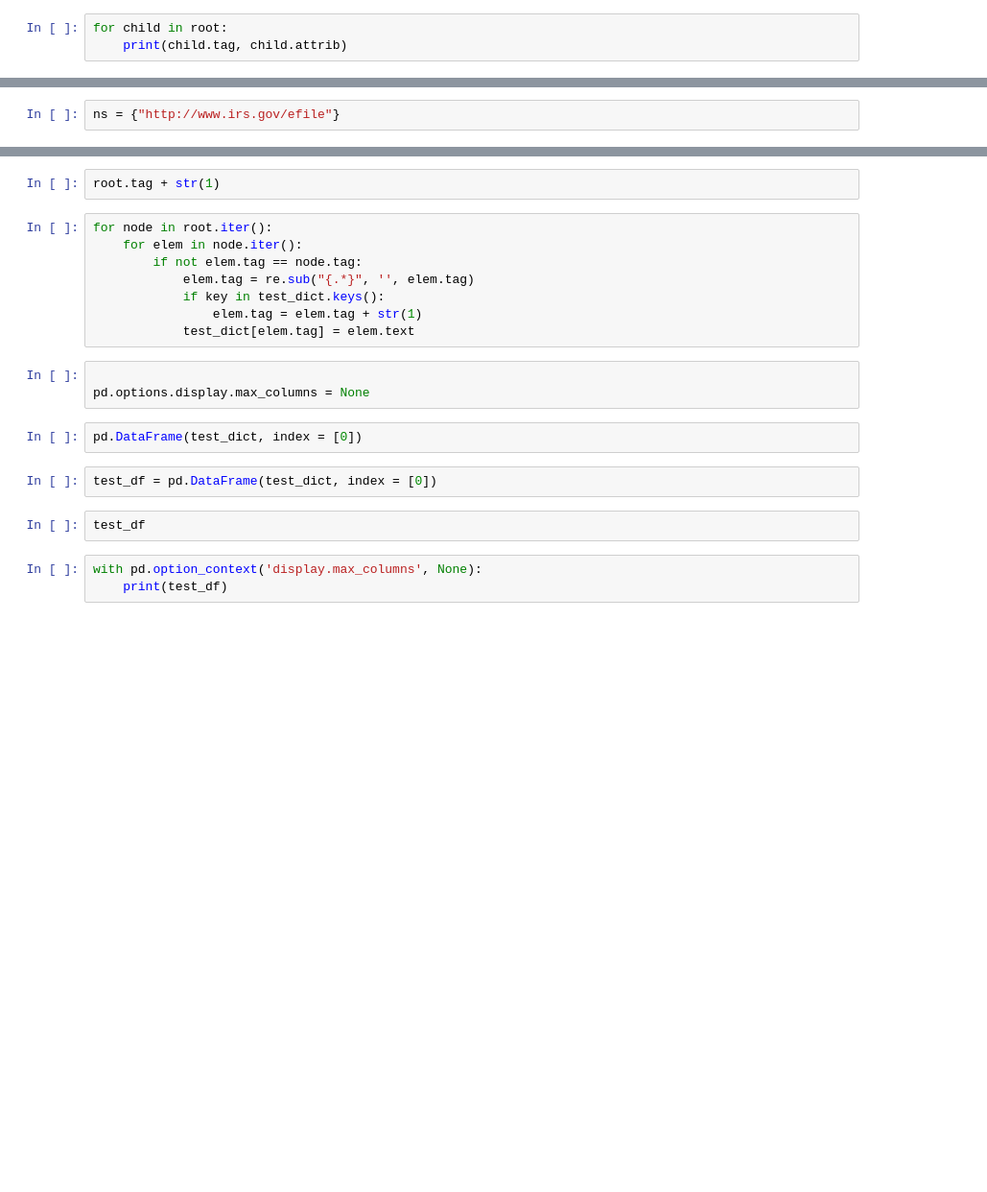
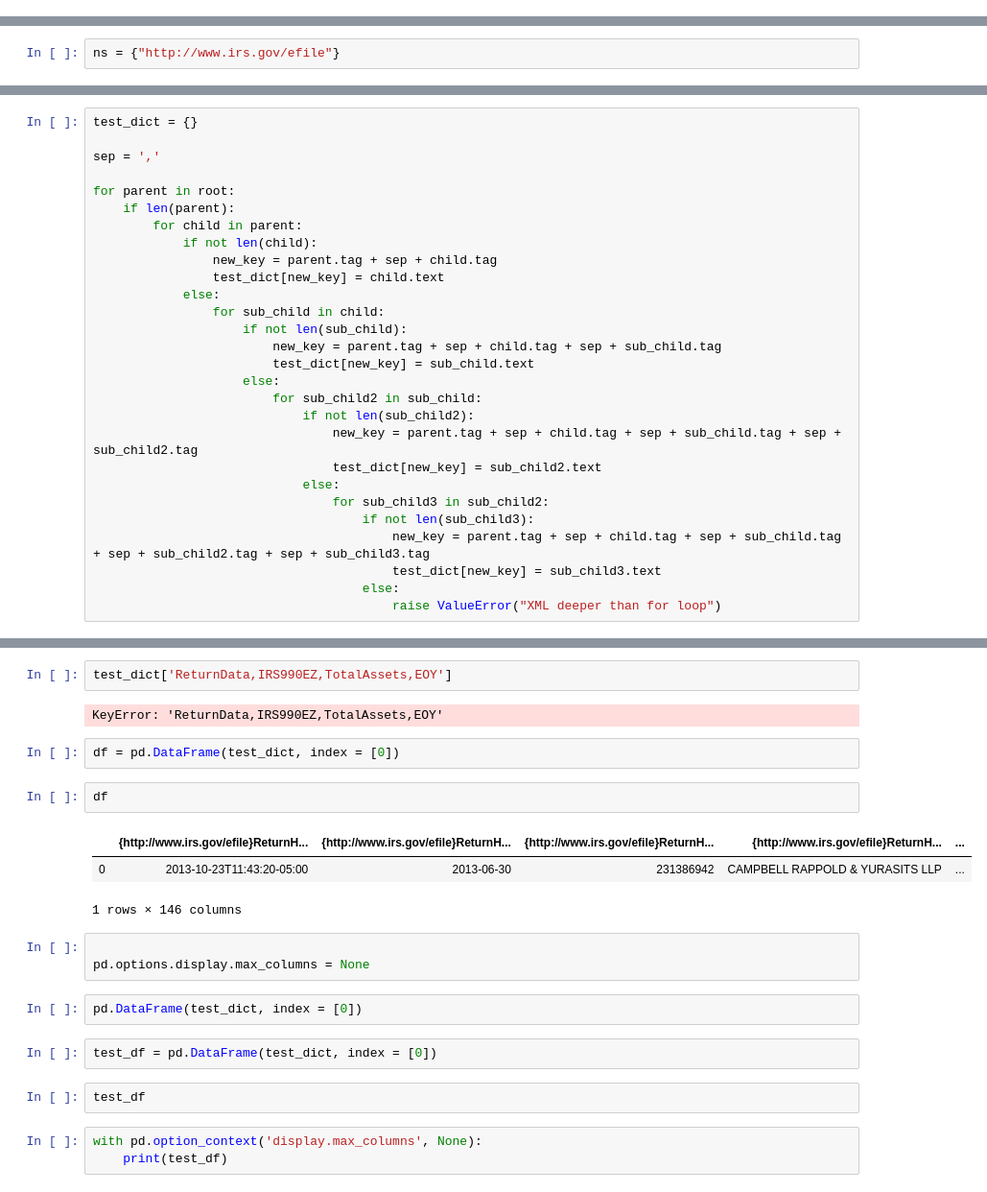
Before and after one commit to twdatascience/exploring_990, a Jupyter notebook: data_import.ipynb, the cells around one changed output, grey strips where cells are left out. Shown: that part at 96% size. Saved outputs shown, nothing was run; the diff lists cells and outputs as text; blank space fills up the shorter version.

Commit message:
getting data into database, work in progress

```diff
--- a/data_import.ipynb
+++ b/data_import.ipynb
@@ -59,6 +42,3 @@ tree = ET.parse('data.xml')
 root = tree.getroot()
-# %%
-for child in root:
-    print(child.tag, child.attrib)
 # %%
 root.tag, root.attrib
@@ -101,2 +152,30 @@ test_dict = {}
+# %%
+test_dict = {}
+
+sep = ','
+
+for parent in root:
+    if len(parent):
+        for child in parent:
+            if not len(child):
+                new_key = parent.tag + sep + child.tag
+                test_dict[new_key] = child.text
+            else:
+                for sub_child in child:
+                    if not len(sub_child):
+                        new_key = parent.tag + sep + child.tag + sep + sub_child.tag
+                        test_dict[new_key] = sub_child.text
+                    else:
+                        for sub_child2 in sub_child:
+                            if not len(sub_child2):
+                                new_key = parent.tag + sep + child.tag + sep + sub_child.tag + sep + sub_child2.tag
+                                test_dict[new_key] = sub_child2.text
+                            else:
+                                for sub_child3 in sub_child2:
+                                    if not len(sub_child3):
+                                        new_key = parent.tag + sep + child.tag + sep + sub_child.tag + sep + sub_child2.tag + sep + sub_child3.tag
+                                        test_dict[new_key] = sub_child3.text
+                                    else:
+                                        raise ValueError("XML deeper than for loop")
 # %%
 test_dict
@@ -103,13 +200,15 @@ test_dict
-# %%
-root.tag + str(1)
-# %%
-for node in root.iter():
-    for elem in node.iter():
-        if not elem.tag == node.tag:
-            elem.tag = re.sub("{.*}", '', elem.tag)
-            if key in test_dict.keys():
-                elem.tag = elem.tag + str(1)
-            test_dict[elem.tag] = elem.text
+# %%
+test_dict['ReturnData,IRS990EZ,TotalAssets,EOY']
+# %% [output]
+KeyError: 'ReturnData,IRS990EZ,TotalAssets,EOY'
+# %%
+df = pd.DataFrame(test_dict, index = [0])
+# %%
+df
+# %% [output]
+|  | {http://www.irs.gov/efile}ReturnH... | {http://www.irs.gov/efile}ReturnH... | {http://www.irs.gov/efile}ReturnH... | {http://www.irs.gov/efile}ReturnH... | ... |
+| 0 | 2013-10-23T11:43:20-05:00 | 2013-06-30 | 231386942 | CAMPBELL RAPPOLD & YURASITS LLP | ... |
+1 rows × 146 columns
 # %%
 
 pd.options.display.max_columns = None
```
Also changed, not shown: parts of 22 cells of this notebook, 2 other files.
